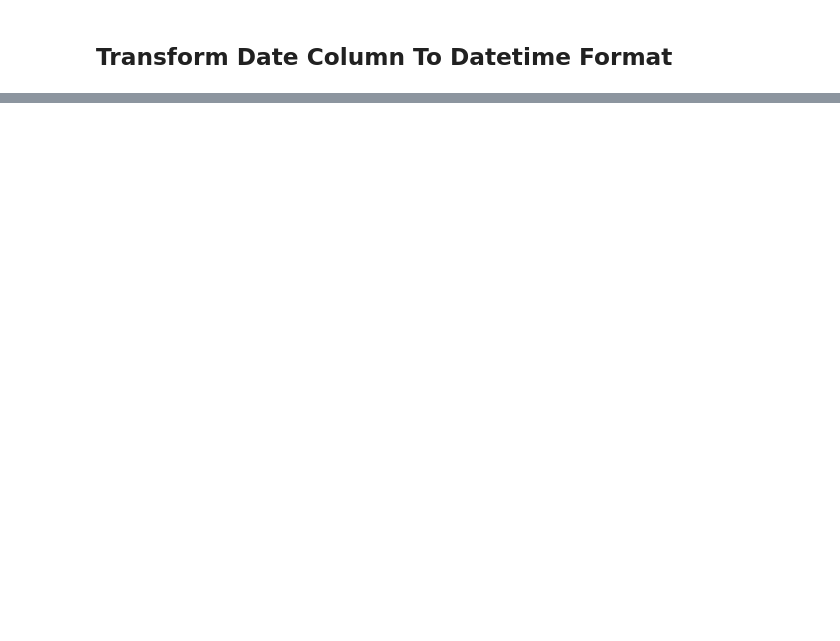
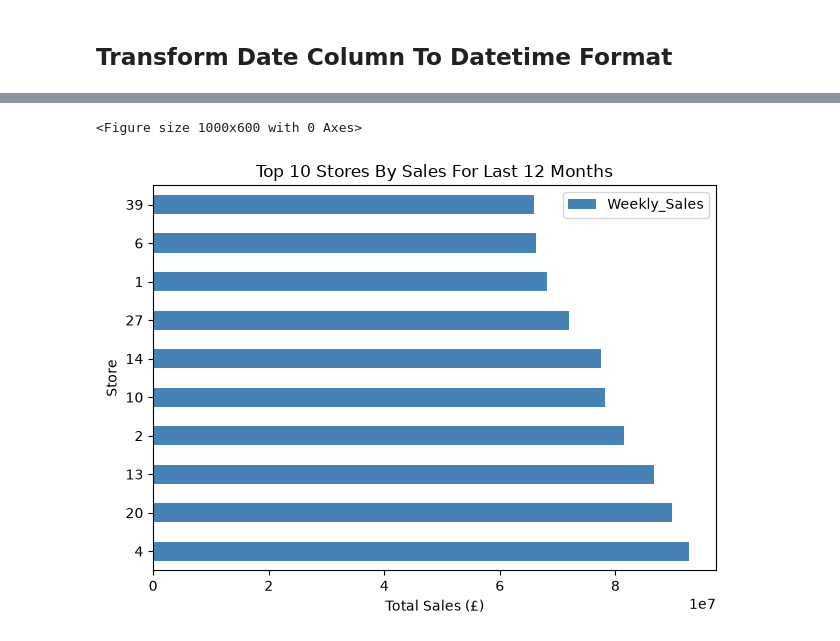
Before and after one commit to RogerWilliams2026/Project2-SalesAnalysis, a Jupyter notebook: jupyter_notebooks/Notebook_Visualisations2.ipynb, the cells around one changed output, grey strips where cells are left out. Drawn from its saved outputs; the diff is of its cells as text; code cells hidden in the pictures; blank space fills up the shorter version.

Commit message:
new visualisations started

```diff
--- a/jupyter_notebooks/Notebook_Visualisations2.ipynb
+++ b/jupyter_notebooks/Notebook_Visualisations2.ipynb
@@ -136,4 +142,5 @@ print(f"Current Directory: \n {os.getcwd()}")
 #ETL library returns a dictionary of all files in the folder with the attribute name
 #set to the actual csv filename
 dictDataFrames = modETL.funcReadVisualisationFilesReturnDictionary()
-dfSales_Combined_DataSet_Work = dictDataFrames["Sales_Combined_DataSet_Visualisation.csv"]
+#open into DataFrame which can be re-used during visualisations for filtering etc
+dfSales_Combined_DataSet = dictDataFrames["Sales_Combined_DataSet_Visualisation.csv"]
@@ -140,11 +155,15 @@ dfSales_Combined_DataSet_Work = dictDataFrames["Sales_Combined_DataSet_Visualisa
 # %% [markdown]
 ## Transform Date Column To Datetime Format
 # %%
+
 #transform Date to datetime
-dfSales_Combined_DataSet_Work["Date"] = pd.to_datetime(dfSales_Combined_DataSet_Work["Date"], format="%d/%m/%Y")
+dfSales_Combined_DataSet["Date"] = pd.to_datetime(dfSales_Combined_DataSet["Date"], format="%d/%m/%Y")
 
 #check schema
-dfSales_Combined_DataSet_Work.dtypes
+dfSales_Combined_DataSet.dtypes
+
+#create a working copy of the base DataFrame
+dfSales_Combined_DataSet_Work = dfSales_Combined_DataSet.copy()
 # %% [markdown]
 ## Visualisations!
 
@@ -156,0 +253,34 @@ Each hypothesis will be visualised using:
+# %%
+#what are the top 10 stores in terms of profitability in the last 12 months?
+
+#first filter by year 2012
+dfSales_Combined_DataSet_Filtered = dfSales_Combined_DataSet_Work[dfSales_Combined_DataSet_Work['Date'].dt.year == 2012]
+
+#group by Store and get sum of Weekly_Sales
+dfSales_Combined_DataSet_Filtered = (
+    dfSales_Combined_DataSet_Filtered
+    .groupby("Store")["Weekly_Sales"]
+    .sum()
+    .sort_values(ascending=False)
+    .head(10)
+    .reset_index()
+)
+
+plt.figure(figsize=(10, 6))
+
+dfSales_Combined_DataSet_Filtered.sort_values("Weekly_Sales", ascending=False).head(10).plot(
+    x="Store",
+    y="Weekly_Sales",
+    kind="barh",
+    color="steelblue"
+)
+
+plt.title("Top 10 Stores By Sales For Last 12 Months")
+plt.xlabel("Total Sales (£)")
+plt.ylabel("Store")
+
+plt.tight_layout()
+plt.show()
+# %% [output]
+<Figure size 1000x600 with 0 Axes>
+[figure, added]
```
Also changed, not shown: parts of 14 cells of this notebook, 11 other files.
